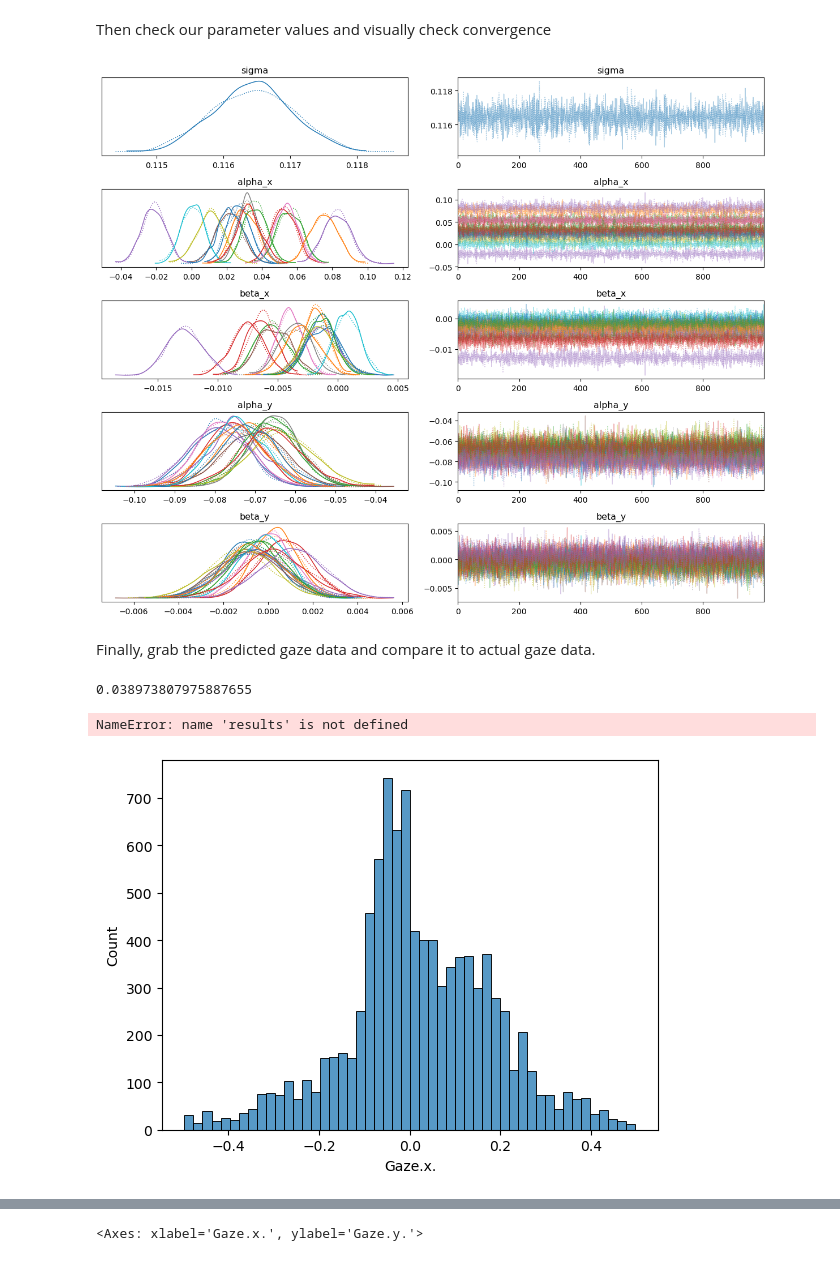
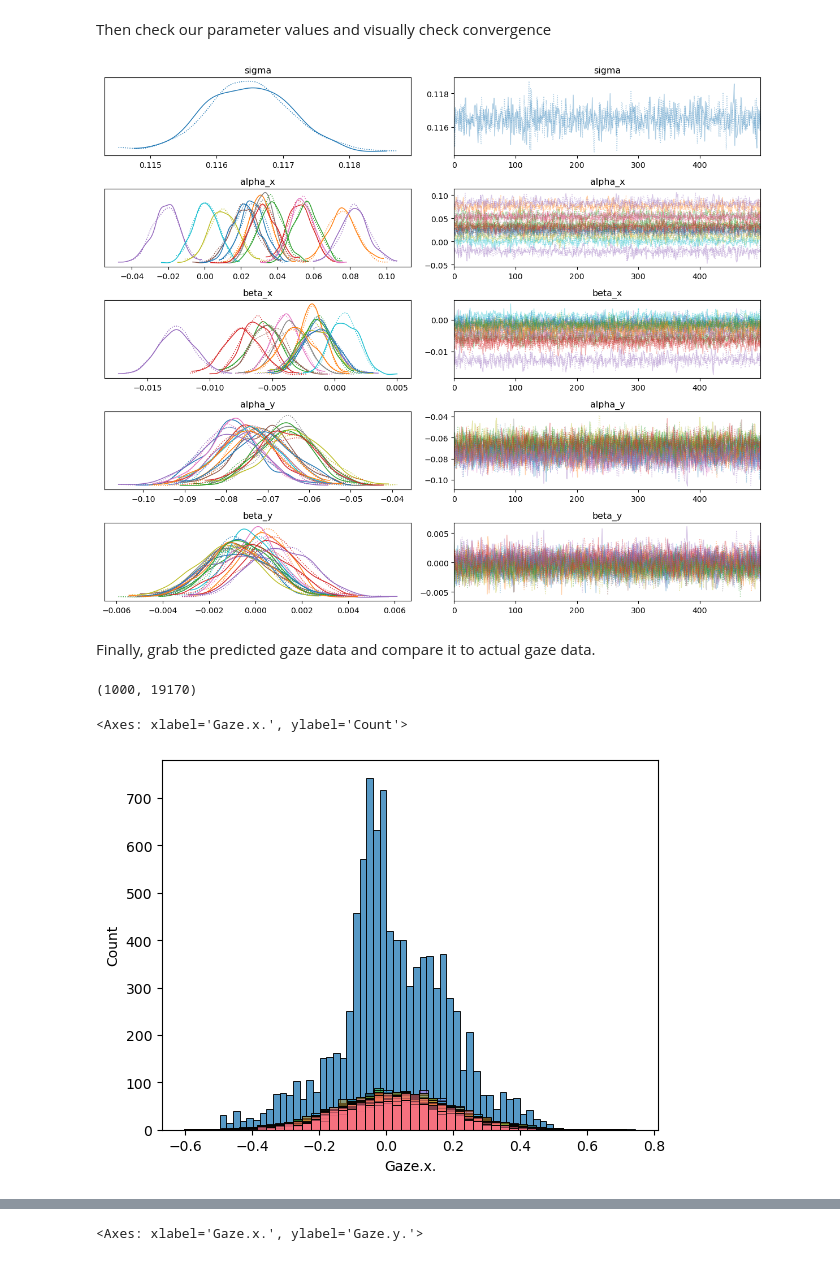
Before and after one commit to jerrymhuang/DreamDrone, a Jupyter notebook: FinalProject/exploration/hierarchical_gaze_stan.ipynb, the cells around one changed output, grey strips where cells are left out. Saved outputs shown, nothing was run; the diff lists cells and outputs as text; code cells hidden in the pictures.

```diff
--- a/FinalProject/exploration/hierarchical_gaze_stan.ipynb
+++ b/FinalProject/exploration/hierarchical_gaze_stan.ipynb
@@ -146,4 +148,4 @@ Building: 11.4s, done.
 # %%
-gaze_fit = gaze_model.sample(num_chains=2, num_warmup=1000, num_samples=1000)
+gaze_fit = gaze_model.sample(num_chains=2, num_warmup=500, num_samples=500)
 # %% [output]
 Sampling:   0%
@@ -187,22 +189,22 @@ Then check our parameter values and visually check convergence
 az.plot_trace(gaze_fit, var_names=['sigma', 'alpha_x', 'beta_x', 'alpha_y', 'beta_y'])
 plt.tight_layout()
 # %% [output]
-[figure, old version]
+[figure, new version]
 # %% [markdown]
 Finally, grab the predicted gaze data and compare it to actual gaze data.
 # %%
 results = gaze_fit.to_frame()
 start = results.shape[1] - train_set.shape[0] * 2
 results = results.iloc[:, start:]
-# %%
-results.iloc[:, 16].mean()
-# %% [output]
-0.038973807975887655
+# %%
+results.shape
+# %% [output]
+(1000, 19170)
 # %%
 sns.histplot(train_set['Gaze.x.'], bins=50, legend=False)
-sns.histplot(results.iloc[:,200:250], bins=50, legend=False)
+sns.histplot(results.iloc[:,100:200], bins=50, legend=False)
 # %% [output]
-NameError: name 'results' is not defined
+<Axes: xlabel='Gaze.x.', ylabel='Count'>
-[figure, old version]
+[figure, new version]
 # %%
 sns.histplot(train_set['Gaze.y.'], bins=50, legend=False)
```
Also changed, not shown: parts of 6 cells of this notebook.
